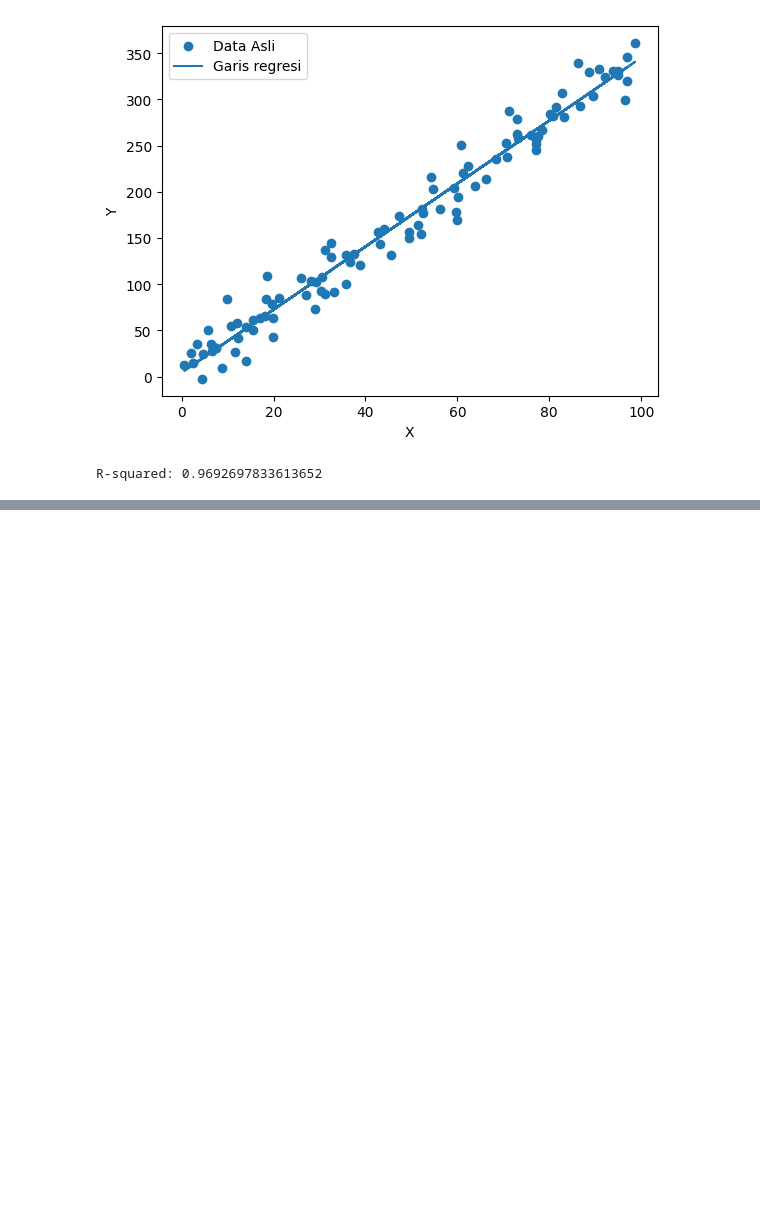
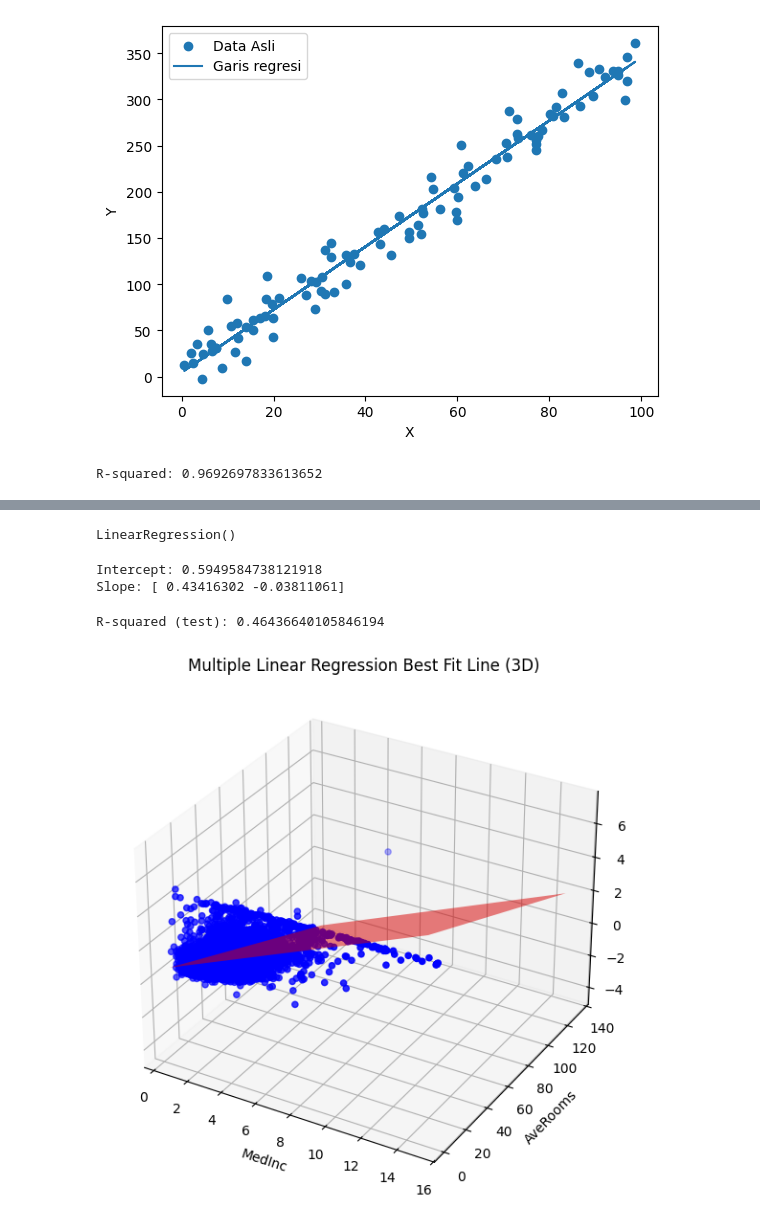
Before and after one commit to RoihansLab/Machine-Learning-Projects, a Jupyter notebook: Praktikum_Matkul/Minggu_2_Linear_Regression_Machine_Learning.ipynb, the cells around one changed output, grey strips where cells are left out. Saved outputs shown, nothing was run; the diff lists cells and outputs as text; code cells hidden in the pictures; blank space fills up the shorter version.

```diff
--- a/Praktikum_Matkul/Minggu_2_Linear_Regression_Machine_Learning.ipynb
+++ b/Praktikum_Matkul/Minggu_2_Linear_Regression_Machine_Learning.ipynb
@@ -43,0 +56,5 @@ R-squared: 0.9692697833613652
+# %%
+df = fetch_california_housing()
+
+X = pd.DataFrame(df.data, columns=df.feature_names)
+Y = pd.Series(df.target)
@@ -43,0 +81,2 @@ R-squared: 0.9692697833613652
+# %%
+X = X[['MedInc', 'AveRooms']]
@@ -43,0 +119,14 @@ R-squared: 0.9692697833613652
+# %%
+X_train, X_test , Y_train, Y_test = train_test_split(X, Y, test_size=0.2, random_state=42)
+# %%
+model = LinearRegression()
+
+model.fit(X, Y)
+# %% [output]
+LinearRegression()
+# %%
+print('Intercept:', model.intercept_)
+print("Slope:", model.coef_)
+# %% [output]
+Intercept: 0.5949584738121918
+Slope: [ 0.43416302 -0.03811061]
@@ -43,0 +135,29 @@ R-squared: 0.9692697833613652
+# %%
+r2_test = model.score(X_test, Y_test)
+print("R-squared (test):", r2_test)
+# %% [output]
+R-squared (test): 0.46436640105846194
+# %%
+fig = plt.figure(figsize=(10, 7))
+ax = fig.add_subplot(111, projection='3d')
+
+ax.scatter(X_test['MedInc'], X_test['AveRooms'],
+           Y_test , color='blue', label='Actual Data')
+
+x1_range = np.linspace(X_test['MedInc'].min(), X_test['MedInc'].max(), 100)
+x2_range = np.linspace(X_test['AveRooms'].min(), X_test['AveRooms'].max(), 100)
+x1, x2 = np.meshgrid(x1_range, x2_range)
+
+
+# Perbaikan di baris z:
+z = model.predict(np.c_[x1.ravel(), x2.ravel()]).reshape(x1.shape)
+ax.plot_surface(x1, x2, z, color='red', alpha=0.5, rstride=100, cstride=100)
+
+ax.set_xlabel('MedInc')
+ax.set_ylabel('AveRooms')
+ax.set_zlabel('House Price')
+ax.set_title('Multiple Linear Regression Best Fit Line (3D)')
+
+plt.show()
+# %% [output]
+[figure, added]
```
Also changed, not shown: parts of 16 cells of this notebook.
